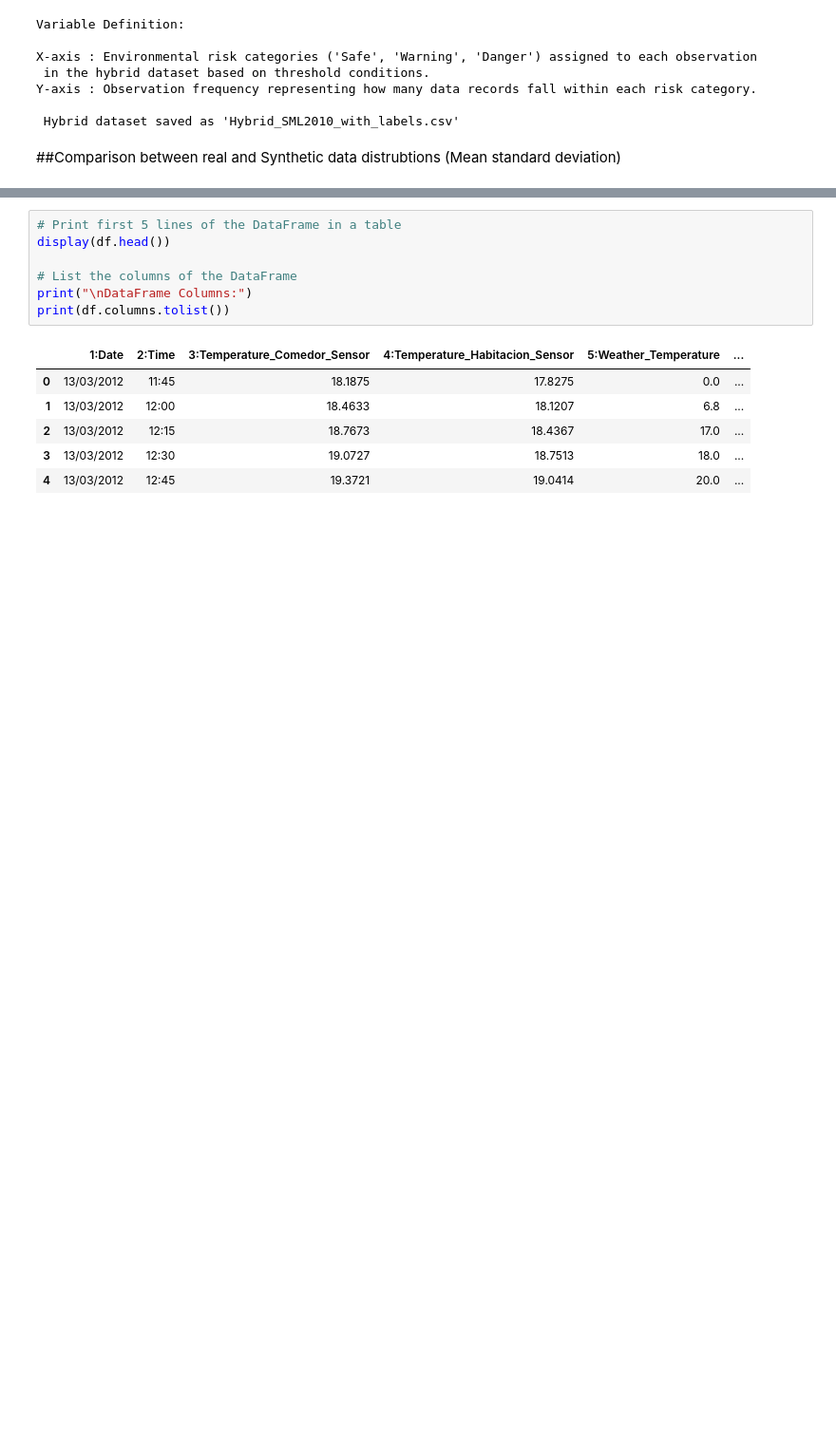
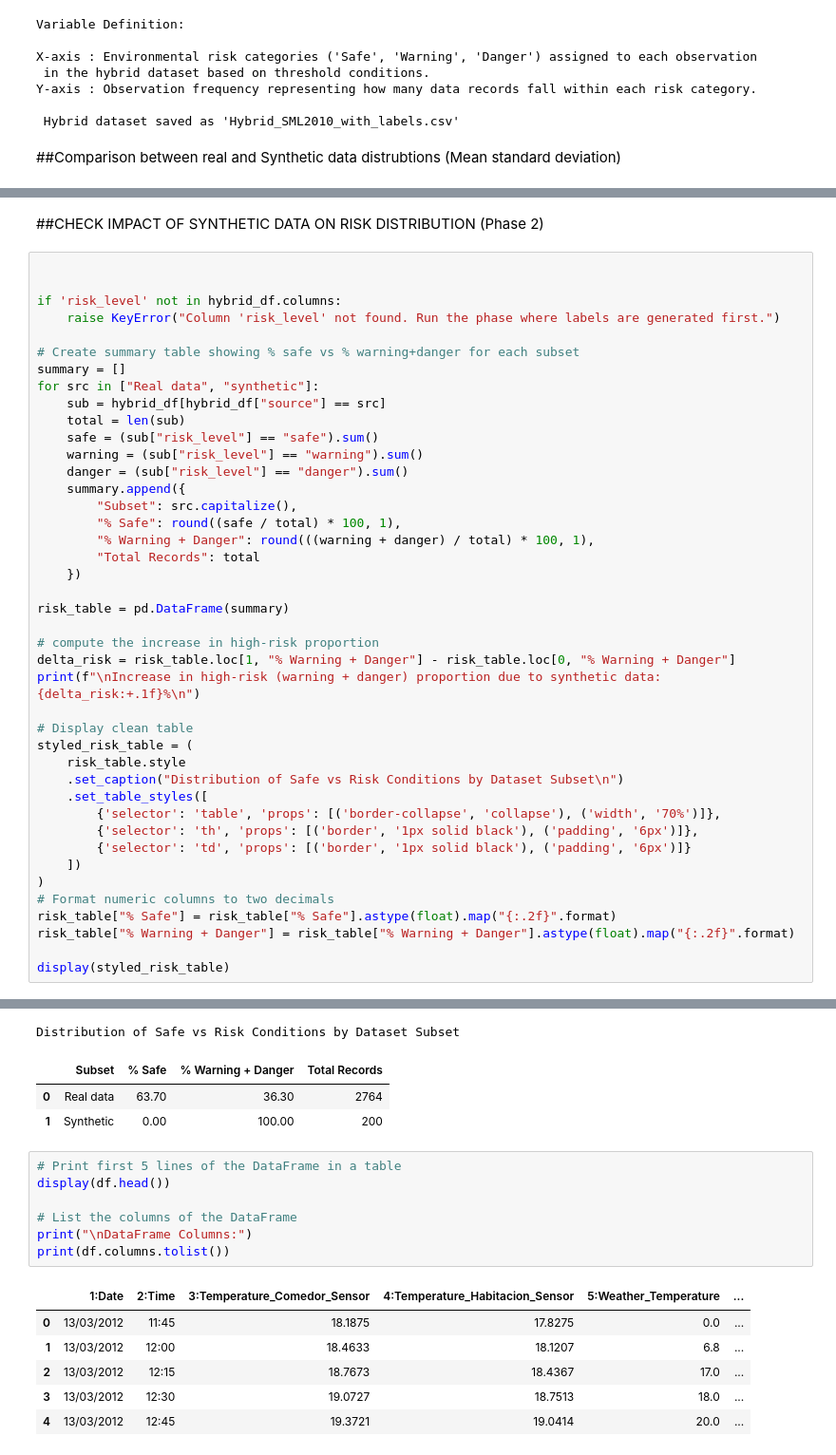
Before and after one commit to SanSint/AD-API, a Jupyter notebook: Hybrid_result.ipynb, the cells around one changed output, grey strips where cells are left out. Shown: that part at 95% size. Saved outputs shown, nothing was run; the diff lists cells and outputs as text; blank space fills up the shorter version.

Commit message:
for the real data and synthetic data (by adding synthetic data show it enhance and make the data better)

```diff
--- a/Hybrid_result.ipynb
+++ b/Hybrid_result.ipynb
@@ -132,0 +133,45 @@ Comparison of real and synthetic environmental data distributions (mean ± SD)
+# %% [markdown]
+##CHECK IMPACT OF SYNTHETIC DATA ON RISK DISTRIBUTION (Phase 2)
+# %%
+
+
+if 'risk_level' not in hybrid_df.columns:
+    raise KeyError("Column 'risk_level' not found. Run the phase where labels are generated first.")
+
+# Create summary table showing % safe vs % warning+danger for each subset
+summary = []
+for src in ["Real data", "synthetic"]:
+    sub = hybrid_df[hybrid_df["source"] == src]
+    total = len(sub)
+    safe = (sub["risk_level"] == "safe").sum()
+    warning = (sub["risk_level"] == "warning").sum()
+    danger = (sub["risk_level"] == "danger").sum()
+    summary.append({
+        "Subset": src.capitalize(),
+        "% Safe": round((safe / total) * 100, 1),
+        "% Warning + Danger": round(((warning + danger) / total) * 100, 1),
+        "Total Records": total
+    })
+
+risk_table = pd.DataFrame(summary)
+
+# compute the increase in high-risk proportion
+delta_risk = risk_table.loc[1, "% Warning + Danger"] - risk_table.loc[0, "% Warning + Danger"]
+print(f"\nIncrease in high-risk (warning + danger) proportion due to synthetic data: {delta_risk:+.1f}%\n")
+
+# Display clean table
+styled_risk_table = (
+    risk_table.style
+    .set_caption("Distribution of Safe vs Risk Conditions by Dataset Subset\n")
+    .set_table_styles([
+        {'selector': 'table', 'props': [('border-collapse', 'collapse'), ('width', '70%')]},
+        {'selector': 'th', 'props': [('border', '1px solid black'), ('padding', '6px')]},
+        {'selector': 'td', 'props': [('border', '1px solid black'), ('padding', '6px')]}
+    ])
+)
+# Format numeric columns to two decimals
+risk_table["% Safe"] = risk_table["% Safe"].astype(float).map("{:.2f}".format)
+risk_table["% Warning + Danger"] = risk_table["% Warning + Danger"].astype(float).map("{:.2f}".format)
+
+display(styled_risk_table)
+# %% [output]
@@ -133,3 +179,7 @@ Comparison of real and synthetic environmental data distributions (mean ± SD)
+Distribution of Safe vs Risk Conditions by Dataset Subset
+|  | Subset | % Safe | % Warning + Danger | Total Records |
+| 0 | Real data | 63.70 | 36.30 | 2764 |
+| 1 | Synthetic | 0.00 | 100.00 | 200 |
 # %%
 # Print first 5 lines of the DataFrame in a table
 display(df.head())
```
Also changed, not shown: parts of 6 cells of this notebook.
